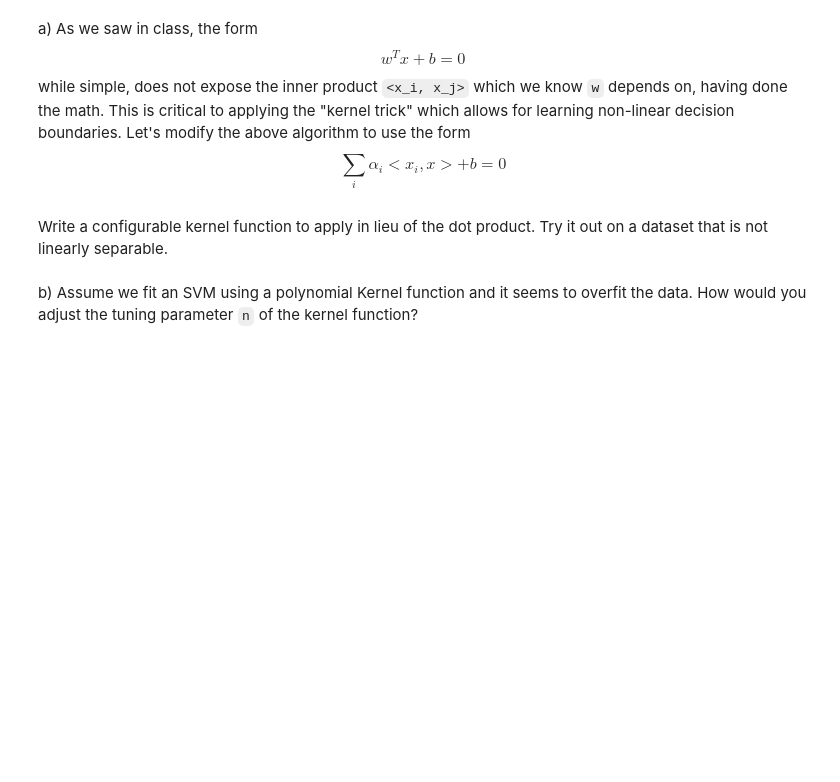
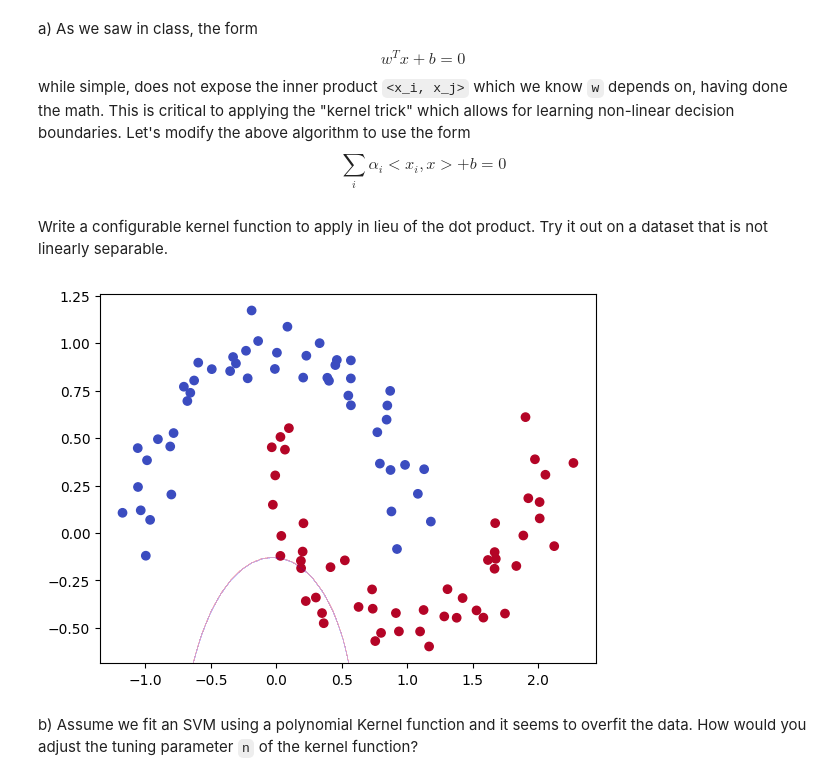
Before and after one commit to 365LIT/Data-Science-Fundamentals, a Jupyter notebook: lecture_16/worksheet_16.ipynb, the cells around one changed output. Cells and saved outputs as stored; diff of their text form; code cells hidden in the pictures; blank space fills up the shorter version.

```diff
--- a/lecture_16/worksheet_16.ipynb
+++ b/lecture_16/worksheet_16.ipynb
@@ -68,8 +68,10 @@ def predict_many(alpha_i, b, Z):
     return np.array(res)
 
 def predict(alpha_i, b, x):
-    ...
-    return
+    sum = 0
+    for i in range(len(X)):
+        sum += alpha_i[i] * Y[i] * np.dot(X[i], x)
+    return sum + b
 
 images = []
 for _ in range(epochs):
@@ -77,8 +79,10 @@ for _ in range(epochs):
     i = np.random.randint(0, len(X))
     error = False
     x, y = X[i], Y[i]
-
-    ...
+    if y * predict(alpha_i, b, x) <= 0:
+        error = True
+        alpha_i[i] += learning_rate * y  # Update alpha_i for misclassified point
+        b += learning_rate * y  # Update bias term
 
     images.append(snap(x, alpha_i, b, error))
 
@@ -95,5 +99,71 @@ Write a configurable kernel function to apply in lieu of the dot product. Try it
 # %%
 def polynomial(x_i, x_j, c, n):
     return (np.dot(x_i, x_j) + c) ** n
+# %%
+import numpy as np
+import matplotlib.pyplot as plt
+from sklearn.datasets import make_moons
+
+# Kernel Functions
+def polynomial_kernel(x_i, x_j, c=1, n=3):
+    """Polynomial kernel function."""
+    return (np.dot(x_i, x_j) + c) ** n
+
+def rbf_kernel(x_i, x_j, gamma=0.1):
+    """Radial Basis Function (RBF) kernel."""
+    distance = np.linalg.norm(x_i - x_j) ** 2
+    return np.exp(-gamma * distance)
+
+# Prediction Function
+def predict(alpha_i, b, x, kernel, **kwargs):
+    """Predict the class label for a single sample x using the specified kernel."""
+    sum = 0
+    for i in range(len(X)):
+        sum += alpha_i[i] * Y[i] * kernel(X[i], x, **kwargs)
+    return sum + b
+
+# Generating a Non-linearly Separable Dataset
+X, labels = make_moons(n_samples=100, noise=0.1, random_state=42)
+Y = np.where(labels == 0, -1, 1)
+
+# SVM-like Training Loop
+def train_svm(kernel, **kernel_params):
+    alpha_i = np.zeros(len(X))
+    b = 0
+    epochs = 100
+    learning_rate = 0.1
+
+    for epoch in range(epochs):
+        for i in range(len(X)):
+            x, y = X[i], Y[i]
+            if y * predict(alpha_i, b, x, kernel, **kernel_params) <= 0:
+                alpha_i[i] += learning_rate * y
+                b += learning_rate * y
+    return alpha_i, b
+
+# Visualization
+def plot_decision_boundary(kernel, **kernel_params):
+    alpha_i, b = train_svm(kernel, **kernel_params)
+    plt.scatter(X[:, 0], X[:, 1], c=Y, cmap=plt.cm.coolwarm)
+
+    ax = plt.gca()
+    xlim = ax.get_xlim()
+    ylim = ax.get_ylim()
+
+    xx, yy = np.meshgrid(np.linspace(xlim[0], xlim[1], 50),
+                         np.linspace(ylim[0], ylim[1], 50))
+
+    Z = np.zeros_like(xx)
+    for i in range(xx.shape[0]):
+        for j in range(xx.shape[1]):
+            Z[i, j] = predict(alpha_i, b, [xx[i, j], yy[i, j]], kernel, **kernel_params)
+
+    Z = Z.reshape(xx.shape)
+    plt.contourf(xx, yy, Z, levels=[-1, 0, 1], alpha=0.2, colors=['blue', 'red', 'blue'])
+    plt.show()
+
+plot_decision_boundary(polynomial_kernel, c=1, n=3)
+# %% [output]
+[figure, added]
 # %% [markdown]
 b) Assume we fit an SVM using a polynomial Kernel function and it seems to overfit the data. How would you adjust the tuning parameter `n` of the kernel function?
```
Also changed, not shown: parts of 3 cells of this notebook, 2 other files.
